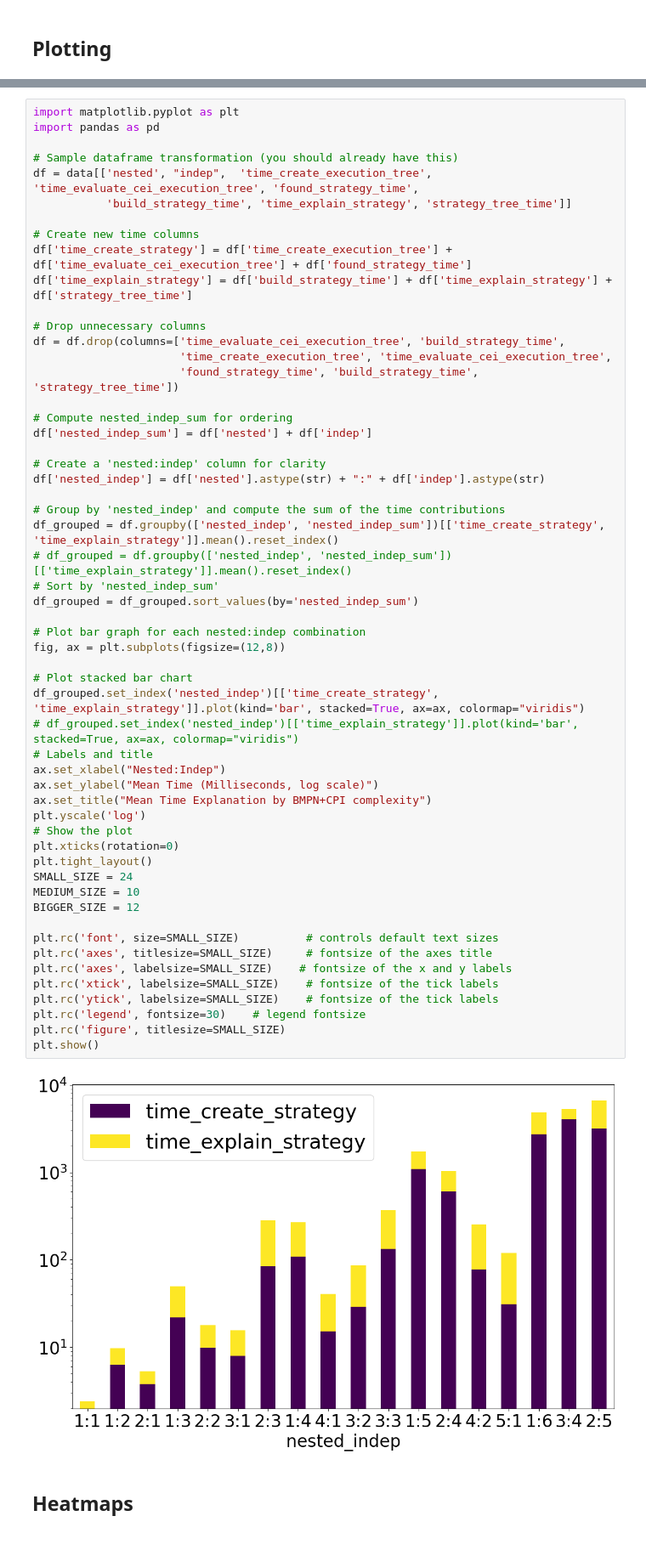
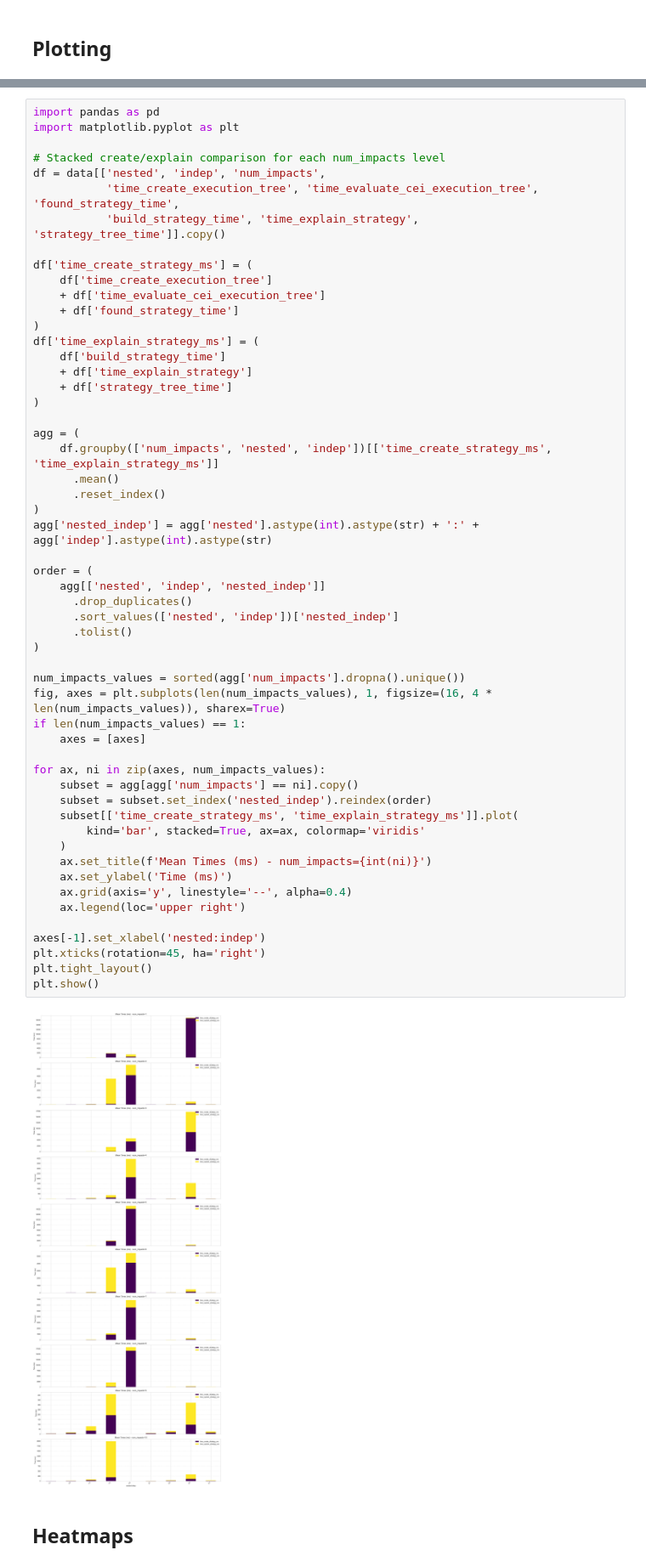
Before and after one commit to danielamadori/PACO, a Jupyter notebook: validation/results/Validation_Expalining_Strategies_for_Expected_Impacts.ipynb, the cells around one changed output, grey strips where cells are left out. Shown at 85% size. Drawn from its saved outputs; the diff is of its cells as text; blank space fills up the shorter version.

```diff
--- a/validation/results/Validation_Expalining_Strategies_for_Expected_Impacts.ipynb
+++ b/validation/results/Validation_Expalining_Strategies_for_Expected_Impacts.ipynb
@@ -170,60 +987,59 @@ plt.show()
 # %%
+import pandas as pd
 import matplotlib.pyplot as plt
-import pandas as pd
 
-# Sample dataframe transformation (you should already have this)
-df = data[['nested', "indep",  'time_create_execution_tree', 'time_evaluate_cei_execution_tree', 'found_strategy_time',
-           'build_strategy_time', 'time_explain_strategy', 'strategy_tree_time']]
+# Stacked create/explain comparison for each num_impacts level
+df = data[['nested', 'indep', 'num_impacts',
+           'time_create_execution_tree', 'time_evaluate_cei_execution_tree', 'found_strategy_time',
+           'build_strategy_time', 'time_explain_strategy', 'strategy_tree_time']].copy()
 
-# Create new time columns
-df['time_create_strategy'] = df['time_create_execution_tree'] + df['time_evaluate_cei_execution_tree'] + df['found_strategy_time']
-df['time_explain_strategy'] = df['build_strategy_time'] + df['time_explain_strategy'] + df['strategy_tree_time']
+df['time_create_strategy_ms'] = (
+    df['time_create_execution_tree']
+    + df['time_evaluate_cei_execution_tree']
+    + df['found_strategy_time']
+)
+df['time_explain_strategy_ms'] = (
+    df['build_strategy_time']
+    + df['time_explain_strategy']
+    + df['strategy_tree_time']
+)
 
-# Drop unnecessary columns
-df = df.drop(columns=['time_evaluate_cei_execution_tree', 'build_strategy_time',
-                      'time_create_execution_tree', 'time_evaluate_cei_execution_tree',
-                      'found_strategy_time', 'build_strategy_time', 'strategy_tree_time'])
+agg = (
+    df.groupby(['num_impacts', 'nested', 'indep'])[['time_create_strategy_ms', 'time_explain_strategy_ms']]
+      .mean()
+      .reset_index()
+)
+agg['nested_indep'] = agg['nested'].astype(int).astype(str) + ':' + agg['indep'].astype(int).astype(str)
 
-# Compute nested_indep_sum for ordering
-df['nested_indep_sum'] = df['nested'] + df['indep']
+order = (
+    agg[['nested', 'indep', 'nested_indep']]
+      .drop_duplicates()
+      .sort_values(['nested', 'indep'])['nested_indep']
+      .tolist()
+)
 
-# Create a 'nested:indep' column for clarity
-df['nested_indep'] = df['nested'].astype(str) + ":" + df['indep'].astype(str)
+num_impacts_values = sorted(agg['num_impacts'].dropna().unique())
+fig, axes = plt.subplots(len(num_impacts_values), 1, figsize=(16, 4 * len(num_impacts_values)), sharex=True)
+if len(num_impacts_values) == 1:
+    axes = [axes]
 
-# Group by 'nested_indep' and compute the sum of the time contributions
-df_grouped = df.groupby(['nested_indep', 'nested_indep_sum'])[['time_create_strategy', 'time_explain_strategy']].mean().reset_index()
-# df_grouped = df.groupby(['nested_indep', 'nested_indep_sum'])[['time_explain_strategy']].mean().reset_index()
-# Sort by 'nested_indep_sum'
-df_grouped = df_grouped.sort_values(by='nested_indep_sum')
+for ax, ni in zip(axes, num_impacts_values):
+    subset = agg[agg['num_impacts'] == ni].copy()
+    subset = subset.set_index('nested_indep').reindex(order)
+    subset[['time_create_strategy_ms', 'time_explain_strategy_ms']].plot(
+        kind='bar', stacked=True, ax=ax, colormap='viridis'
+    )
+    ax.set_title(f'Mean Times (ms) - num_impacts={int(ni)}')
+    ax.set_ylabel('Time (ms)')
+    ax.grid(axis='y', linestyle='--', alpha=0.4)
+    ax.legend(loc='upper right')
 
-# Plot bar graph for each nested:indep combination
-fig, ax = plt.subplots(figsize=(12,8))
-
-# Plot stacked bar chart
-df_grouped.set_index('nested_indep')[['time_create_strategy', 'time_explain_strategy']].plot(kind='bar', stacked=True, ax=ax, colormap="viridis")
-# df_grouped.set_index('nested_indep')[['time_explain_strategy']].plot(kind='bar', stacked=True, ax=ax, colormap="viridis")
-# Labels and title
-ax.set_xlabel("Nested:Indep")
-ax.set_ylabel("Mean Time (Milliseconds, log scale)")
-ax.set_title("Mean Time Explanation by BMPN+CPI complexity")
-plt.yscale('log')
-# Show the plot
-plt.xticks(rotation=0)
+axes[-1].set_xlabel('nested:indep')
+plt.xticks(rotation=45, ha='right')
 plt.tight_layout()
-SMALL_SIZE = 24
-MEDIUM_SIZE = 10
-BIGGER_SIZE = 12
-
-plt.rc('font', size=SMALL_SIZE)          # controls default text sizes
-plt.rc('axes', titlesize=SMALL_SIZE)     # fontsize of the axes title
-plt.rc('axes', labelsize=SMALL_SIZE)    # fontsize of the x and y labels
-plt.rc('xtick', labelsize=SMALL_SIZE)    # fontsize of the tick labels
-plt.rc('ytick', labelsize=SMALL_SIZE)    # fontsize of the tick labels
-plt.rc('legend', fontsize=30)    # legend fontsize
-plt.rc('figure', titlesize=SMALL_SIZE)
 plt.show()
 # %% [output]
-[figure, old version]
+[figure, new version]
 # %% [markdown]
 ## Heatmaps
 # %%
```
Also changed, not shown: parts of 30 cells of this notebook, 11 other files.
